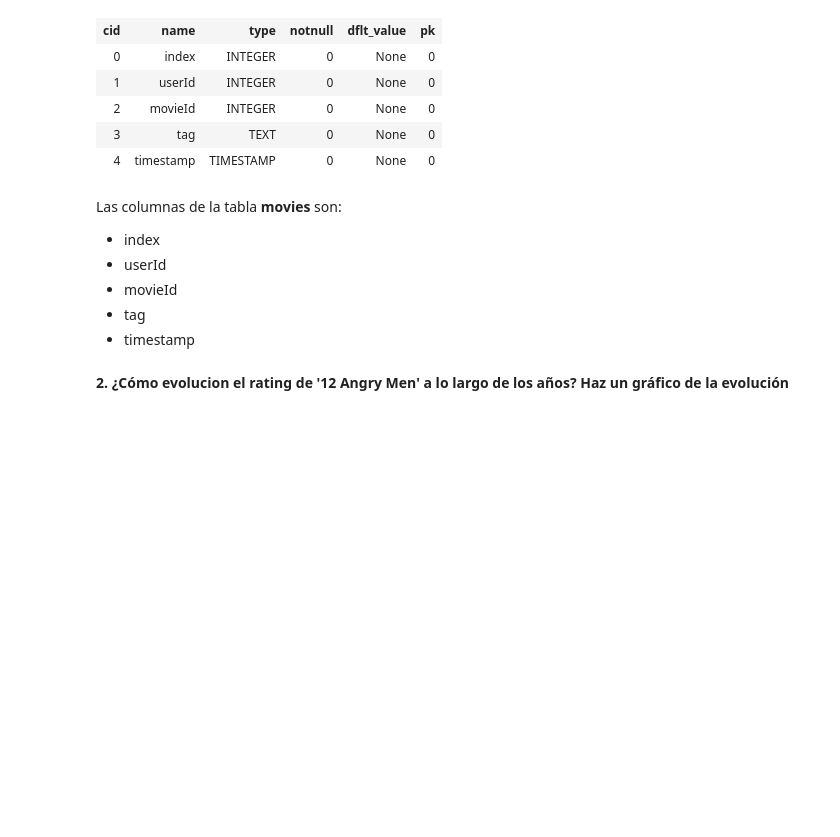
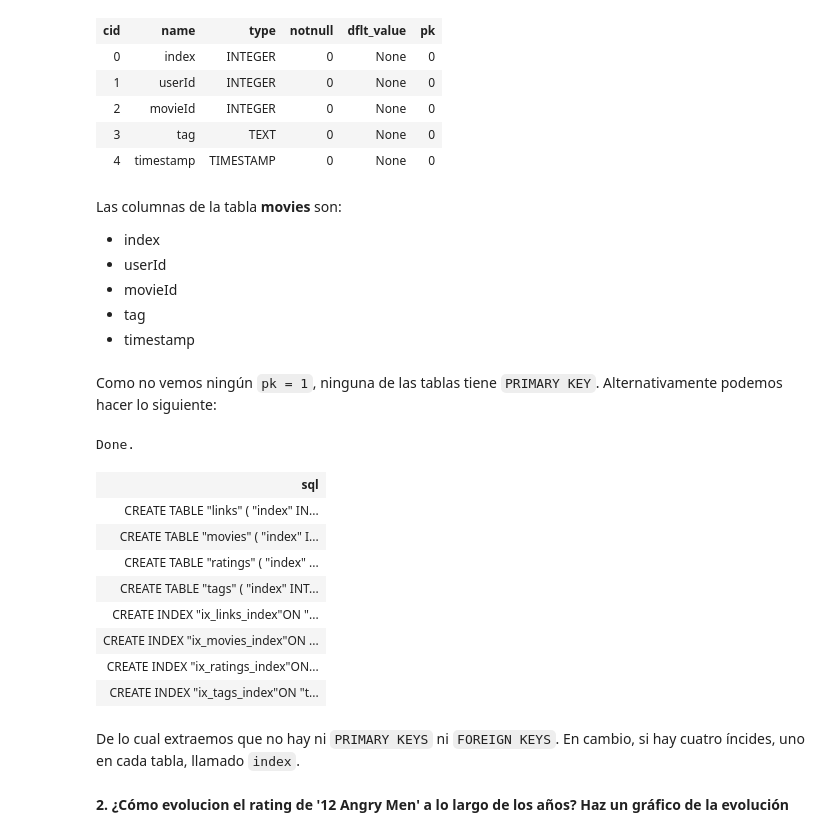
Before and after one commit to Tonicrespit/MADM-2017, a Jupyter notebook: 6 - Evaluación/1 - Evaluación SQL.ipynb, the cells around one changed output. Drawn from its saved outputs; the diff is of its cells as text; code cells hidden in the pictures; blank space fills up the shorter version.

```diff
--- a/6 - Evaluación/1 - Evaluación SQL.ipynb
+++ b/6 - Evaluación/1 - Evaluación SQL.ipynb
@@ -151,6 +151,35 @@ Las columnas de la tabla **movies** son:
 * movieId
 * tag
 * timestamp
+# %% [markdown]
+Como no vemos ningún `pk = 1`, ninguna de las tablas tiene `PRIMARY KEY`. Alternativamente podemos hacer lo siguiente:
+# %%
+%%sql
+SELECT sql
+  FROM (
+        SELECT sql sql, type type, tbl_name tbl_name, name name
+          FROM sqlite_master
+         UNION ALL
+        SELECT sql, type, tbl_name, name
+          FROM sqlite_temp_master
+       )
+ WHERE type != 'meta'
+   AND sql NOTNULL
+   AND name NOT LIKE 'sqlite_%'
+ ORDER BY substr(type, 2, 1), name
+# %% [output]
+Done.
+| sql |
+| CREATE TABLE "links" ( "index" IN... |
+| CREATE TABLE "movies" ( "index" I... |
+| CREATE TABLE "ratings" ( "index" ... |
+| CREATE TABLE "tags" ( "index" INT... |
+| CREATE INDEX "ix_links_index"ON "... |
+| CREATE INDEX "ix_movies_index"ON ... |
+| CREATE INDEX "ix_ratings_index"ON... |
+| CREATE INDEX "ix_tags_index"ON "t... |
+# %% [markdown]
+De lo cual extraemos que no hay ni `PRIMARY KEYS` ni `FOREIGN KEYS`. En cambio, si hay cuatro íncides, uno en cada tabla, llamado `index`.
 # %% [markdown]
 **2. ¿Cómo evolucion el rating de '12 Angry Men' a lo largo de los años? Haz un gráfico de la evolución**
 # %% [markdown]
```
